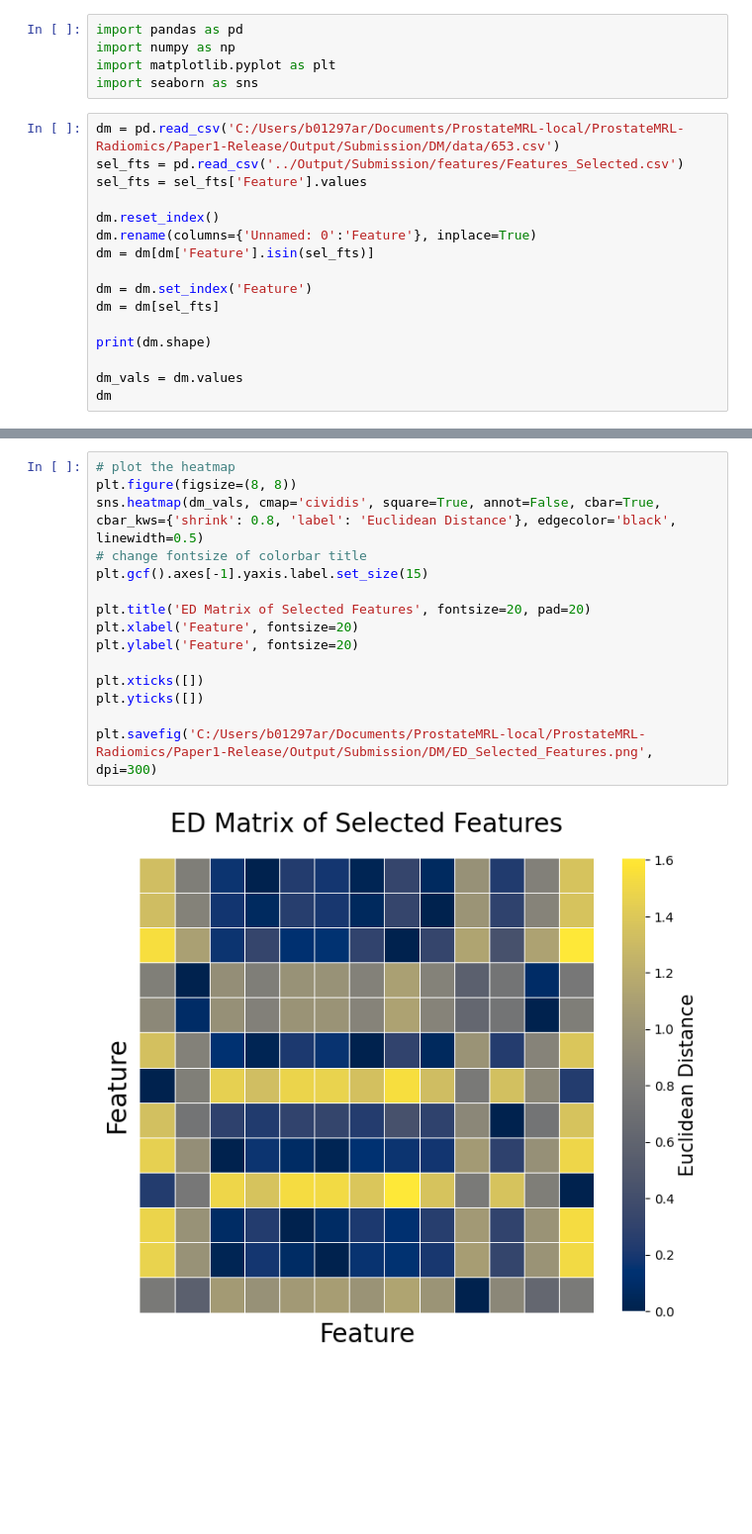
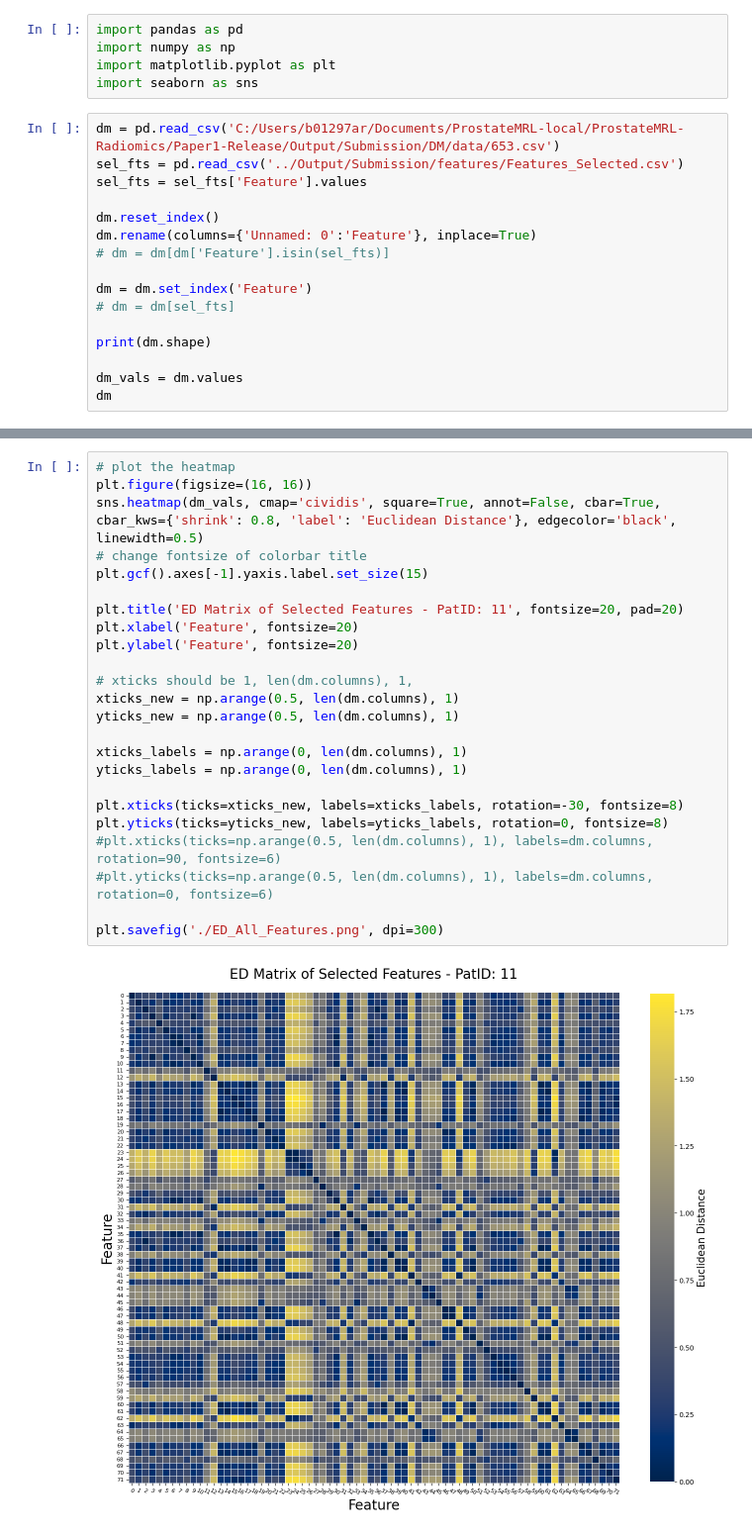
Before and after one commit to aaron-rankin/LongitudinalRadiomics-MRgRT, a Jupyter notebook: SubmissionVisuals/Heatmap-ED.ipynb, the cells around one changed output, grey strips where cells are left out. Shown at 99% size. Saved outputs shown, nothing was run; the diff lists cells and outputs as text; blank space fills up the shorter version.

```diff
--- a/SubmissionVisuals/Heatmap-ED.ipynb
+++ b/SubmissionVisuals/Heatmap-ED.ipynb
@@ -10,10 +10,10 @@ sel_fts = sel_fts['Feature'].values
 
 dm.reset_index()
 dm.rename(columns={'Unnamed: 0':'Feature'}, inplace=True)
-dm = dm[dm['Feature'].isin(sel_fts)]
+# dm = dm[dm['Feature'].isin(sel_fts)]
 
 dm = dm.set_index('Feature')
-dm = dm[sel_fts]
+# dm = dm[sel_fts]
 
 print(dm.shape)
 
@@ -39,17 +38,26 @@ dm
 # %%
 # plot the heatmap
-plt.figure(figsize=(8, 8))
+plt.figure(figsize=(16, 16))
 sns.heatmap(dm_vals, cmap='cividis', square=True, annot=False, cbar=True, cbar_kws={'shrink': 0.8, 'label': 'Euclidean Distance'}, edgecolor='black', linewidth=0.5)
 # change fontsize of colorbar title
 plt.gcf().axes[-1].yaxis.label.set_size(15)
 
-plt.title('ED Matrix of Selected Features', fontsize=20, pad=20)
+plt.title('ED Matrix of Selected Features - PatID: 11', fontsize=20, pad=20)
 plt.xlabel('Feature', fontsize=20)
 plt.ylabel('Feature', fontsize=20)
 
-plt.xticks([])
-plt.yticks([])
+# xticks should be 1, len(dm.columns), 1,
+xticks_new = np.arange(0.5, len(dm.columns), 1)
+yticks_new = np.arange(0.5, len(dm.columns), 1)
 
-plt.savefig('C:/Users/b01297ar/Documents/ProstateMRL-local/ProstateMRL-Radiomics/Paper1-Release/Output/Submission/DM/ED_Selected_Features.png', dpi=300)
+xticks_labels = np.arange(0, len(dm.columns), 1)
+yticks_labels = np.arange(0, len(dm.columns), 1)
+
+plt.xticks(ticks=xticks_new, labels=xticks_labels, rotation=-30, fontsize=8)
+plt.yticks(ticks=yticks_new, labels=yticks_labels, rotation=0, fontsize=8)
+#plt.xticks(ticks=np.arange(0.5, len(dm.columns), 1), labels=dm.columns, rotation=90, fontsize=6)
+#plt.yticks(ticks=np.arange(0.5, len(dm.columns), 1), labels=dm.columns, rotation=0, fontsize=6)
+
+plt.savefig('./ED_All_Features.png', dpi=300)
 # %% [output]
-[figure, old version]
+[figure, new version]
```
Also changed, not shown: parts of 1 cell of this notebook, 5 other files.
